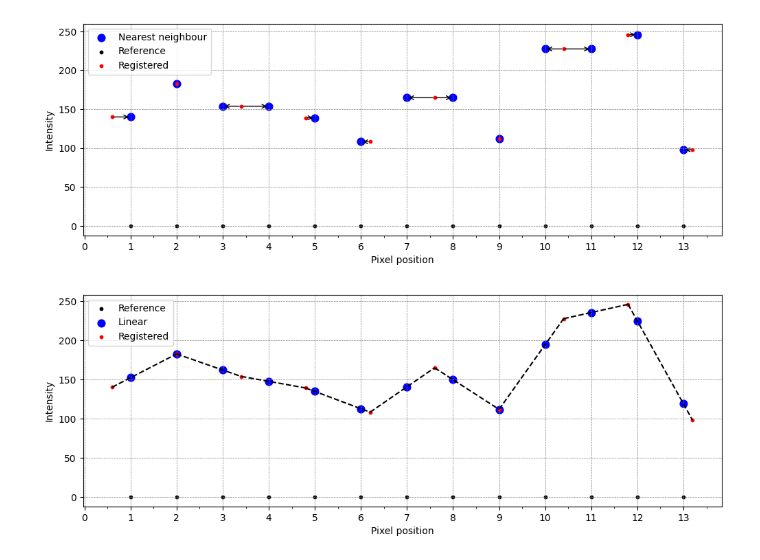
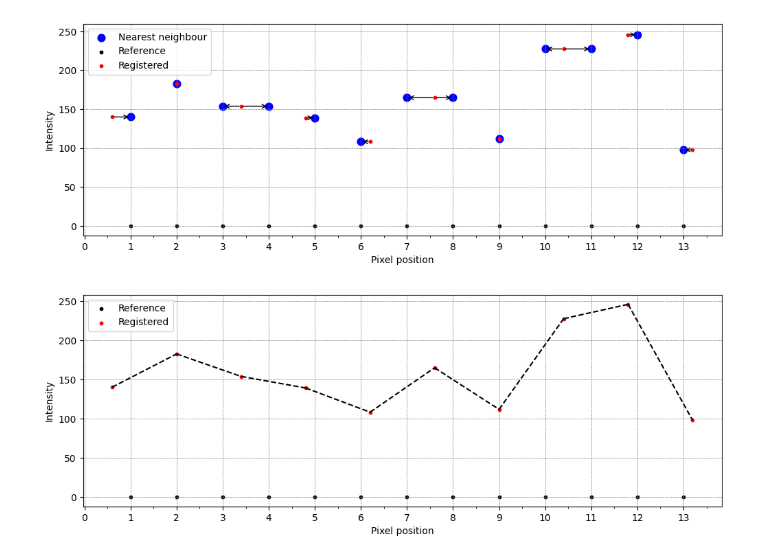
Before and after one commit to tguiot/IIP-animations, a Jupyter notebook: interpolation/interpolation.ipynb, the cells around one changed output. Drawn from its saved outputs; the diff is of its cells as text; code cells hidden in the pictures.

```diff
--- a/interpolation/interpolation.ipynb
+++ b/interpolation/interpolation.ipynb
@@ -108,29 +108,29 @@ plt.show()
 # %%
 # Linear
 plt.figure(figsize=(12,4))
 plt.scatter(x1, y1, c='black', marker='o', s=10, label='Reference')
 lineary = []
 for i in range(9):
     plt.plot([x2[i], x2[i+1]], [y2[i], y2[i+1]], color='black', linestyle='dashed')
     a, b = np.polyfit([x2[i], x2[i+1]], [y2[i], y2[i+1]], 1)
     for j in range(1,14):
         if j>=x2[i] and j<x2[i+1]:
             lineary.append(a*j+b)
 
 
-plt.scatter(x1, lineary, c='blue', marker='o', s=60, label='Linear')
+# plt.scatter(x1, lineary, c='blue', marker='o', s=60, label='Linear')
 plt.scatter(x2, y2, c='red', marker='o', s=10, label='Registered')
 plt.xlabel('Pixel position')
 plt.ylabel('Intensity')
 plt.legend(loc='upper left')
 plt.grid(color='grey', linestyle='--', linewidth=0.5)
 plt.gca().xaxis.set_major_locator(ticker.MultipleLocator(1))  # Spacing of 0.1 along the x-axis
 plt.gca().xaxis.set_minor_locator(ticker.MultipleLocator(0.5))
 plt.gca().yaxis.set_major_locator(ticker.MultipleLocator(50))  # Spacing of 0.1 along the y-axis
 
 plt.show()
 # %% [output]
-[figure, old version]
+[figure, new version]
 # %%
 # Cubic
 from scipy.interpolate import CubicSpline
```
Also changed, not shown: parts of 1 cell of this notebook, 6 other files.
